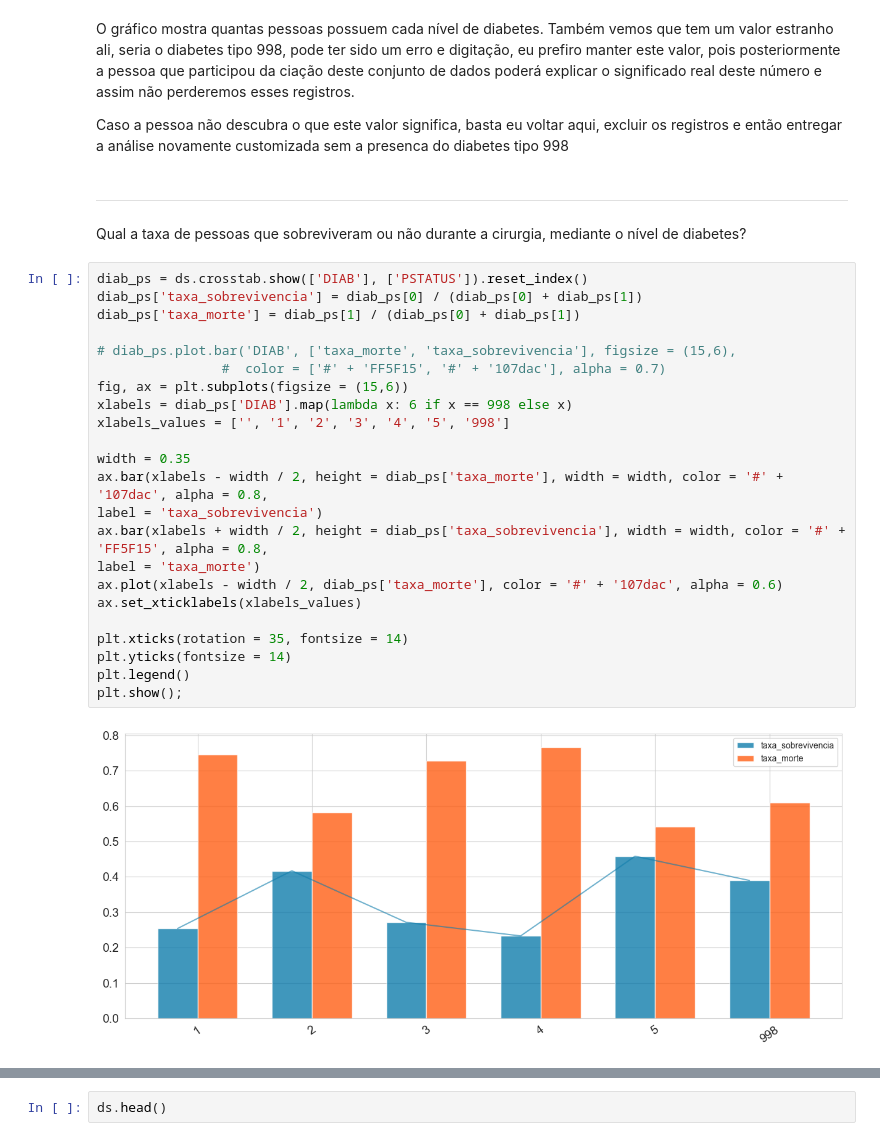
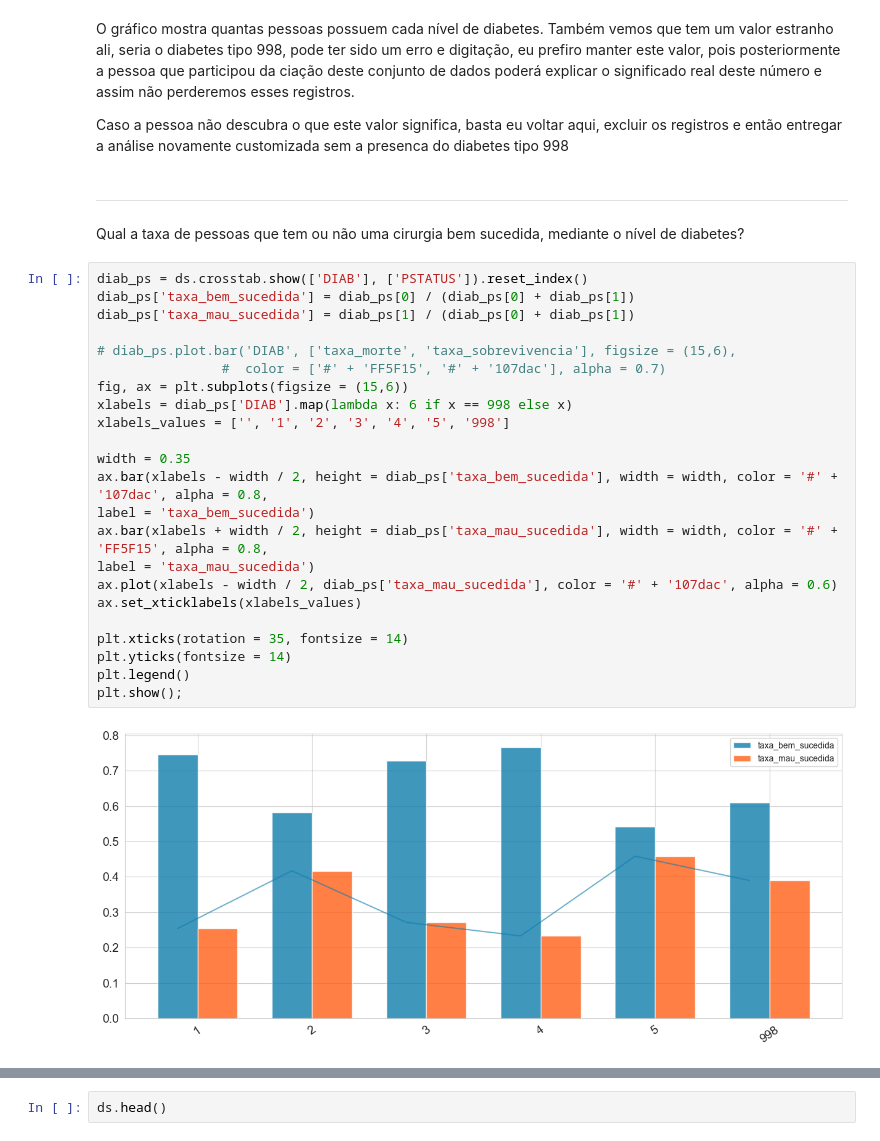
Before and after one commit to bruno-valero/Health_Analytics, a Jupyter notebook: Health_Analytics.ipynb, the cells around one changed output, grey strips where cells are left out. Saved outputs shown, nothing was run; the diff lists cells and outputs as text.

```diff
--- a/Health_Analytics.ipynb
+++ b/Health_Analytics.ipynb
@@ -280,32 +289,32 @@ O gráfico mostra quantas pessoas possuem cada nível de diabetes. Também vemos
 Caso a pessoa não descubra o que este valor significa, basta eu voltar aqui, excluir os registros e então entregar a análise novamente customizada sem a presenca do diabetes tipo 998
 # %% [markdown]
 ---
-Qual a taxa de pessoas que sobreviveram ou não durante a cirurgia, mediante o nível de diabetes?
+Qual a taxa de pessoas que tem ou não uma cirurgia bem sucedida, mediante o nível de diabetes?
 # %%
 diab_ps = ds.crosstab.show(['DIAB'], ['PSTATUS']).reset_index()
-diab_ps['taxa_sobrevivencia'] = diab_ps[0] / (diab_ps[0] + diab_ps[1])
-diab_ps['taxa_morte'] = diab_ps[1] / (diab_ps[0] + diab_ps[1])
+diab_ps['taxa_bem_sucedida'] = diab_ps[0] / (diab_ps[0] + diab_ps[1])
+diab_ps['taxa_mau_sucedida'] = diab_ps[1] / (diab_ps[0] + diab_ps[1])
 
 # diab_ps.plot.bar('DIAB', ['taxa_morte', 'taxa_sobrevivencia'], figsize = (15,6),
                 #  color = ['#' + 'FF5F15', '#' + '107dac'], alpha = 0.7)
 fig, ax = plt.subplots(figsize = (15,6))
 xlabels = diab_ps['DIAB'].map(lambda x: 6 if x == 998 else x)
 xlabels_values = ['', '1', '2', '3', '4', '5', '998']
 
 width = 0.35
-ax.bar(xlabels - width / 2, height = diab_ps['taxa_morte'], width = width, color = '#' + '107dac', alpha = 0.8,
-label = 'taxa_sobrevivencia')
-ax.bar(xlabels + width / 2, height = diab_ps['taxa_sobrevivencia'], width = width, color = '#' + 'FF5F15', alpha = 0.8,
-label = 'taxa_morte')
-ax.plot(xlabels - width / 2, diab_ps['taxa_morte'], color = '#' + '107dac', alpha = 0.6)
+ax.bar(xlabels - width / 2, height = diab_ps['taxa_bem_sucedida'], width = width, color = '#' + '107dac', alpha = 0.8,
+label = 'taxa_bem_sucedida')
+ax.bar(xlabels + width / 2, height = diab_ps['taxa_mau_sucedida'], width = width, color = '#' + 'FF5F15', alpha = 0.8,
+label = 'taxa_mau_sucedida')
+ax.plot(xlabels - width / 2, diab_ps['taxa_mau_sucedida'], color = '#' + '107dac', alpha = 0.6)
 ax.set_xticklabels(xlabels_values)
 
 plt.xticks(rotation = 35, fontsize = 14)
 plt.yticks(fontsize = 14)
 plt.legend()
 plt.show();
 # %% [output]
-[figure, old version]
+[figure, new version]
 # %%
 fig, ax = plt.subplots(figsize = (15,6))
 xlabels = diab_ps['DIAB'].map(lambda x: 6 if x == 998 else x)
```
Also changed, not shown: parts of 55 cells of this notebook.
